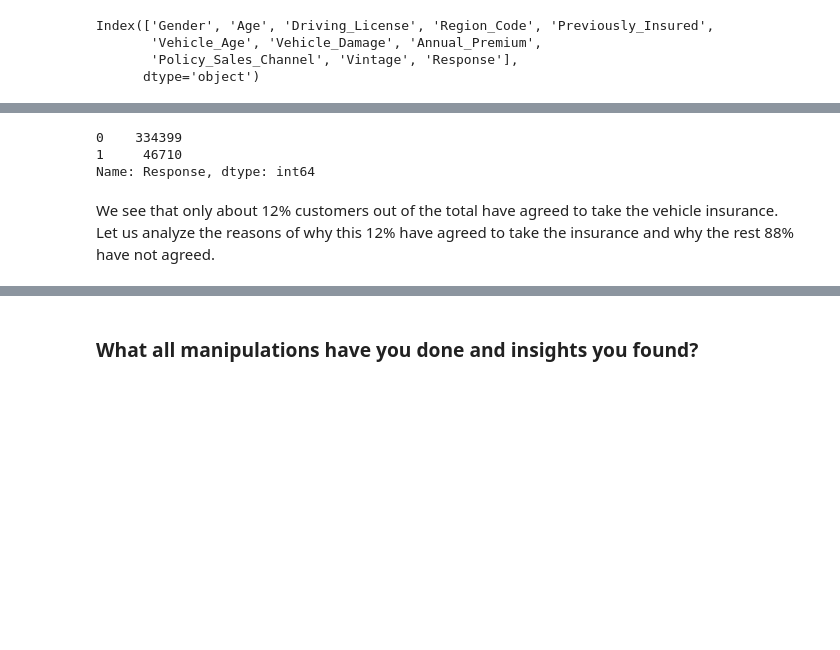
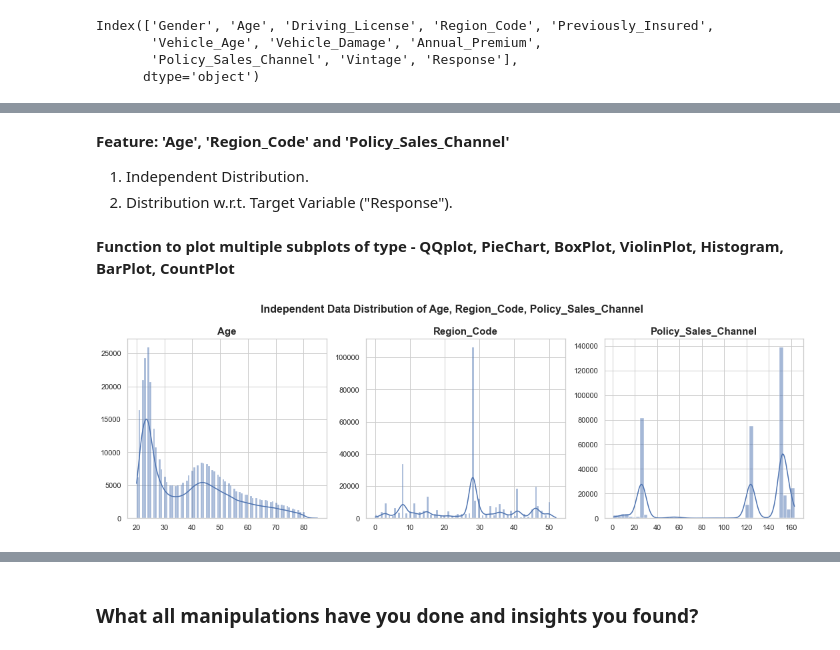
Before and after one commit to AimanSahay/ML-Project---Insurance-Cross-Sell-Prediction, a Jupyter notebook: ML Project_Insurance Cross Sell Prediction.ipynb, the cells around one changed output, grey strips where cells are left out. Saved outputs shown, nothing was run; the diff lists cells and outputs as text; code cells hidden in the pictures; blank space fills up the shorter version.

```diff
--- a/ML Project_Insurance Cross Sell Prediction.ipynb
+++ b/ML Project_Insurance Cross Sell Prediction.ipynb
@@ -300,6 +341,8 @@ data.describe()
 ### Check Unique Values for each variable.
 # %%
 # Check Unique Values for each variable.
-for i in data.columns.tolist():
-    print(f'Number of unique values in {i} is {data[i].nunique()}')
+
+print("Number of unique values in:\n")
+for i in df.columns.tolist():
+    print(f'{i} : {df[i].nunique()}')
 # %% [output]
@@ -363,0 +376,4 @@ $\leq$ 10000: Region_C
+# %%
+# Create a copy of the dataset.
+
+data = df.copy()
@@ -498,9 +394,7 @@ data1.head()
-# %%
-data1['Response'].value_counts()
-# %% [output]
-0    334399
-1     46710
-Name: Response, dtype: int64
-# %% [markdown]
-We see that only about 12% customers out of the total have agreed to take the vehicle insurance.
-Let us analyze the reasons of why this 12% have agreed to take the insurance and why the rest 88% have not agreed.
+# %% [markdown]
+**Feature: 'Age', 'Region_Code' and 'Policy_Sales_Channel'**
+
+1. Independent Distribution.
+2. Distribution w.r.t. Target Variable ("Response").
+# %% [markdown]
+**Function to plot multiple subplots of type - QQplot, PieChart, BoxPlot, ViolinPlot, Histogram, BarPlot, CountPlot**
@@ -506,0 +489,7 @@ Let us analyze the reasons of why this 12% have agreed to take the insurance and
+# %%
+# Independent Distribution
+
+multiple_subplots(["Age", "Region_Code", "Policy_Sales_Channel"], 1, 3, (15,5), \
+                  "Independent Data Distribution of Age, Region_Code, Policy_Sales_Channel", "histplot", data)
+# %% [output]
+[figure, added]
```
Also changed, not shown: parts of 142 cells of this notebook.
